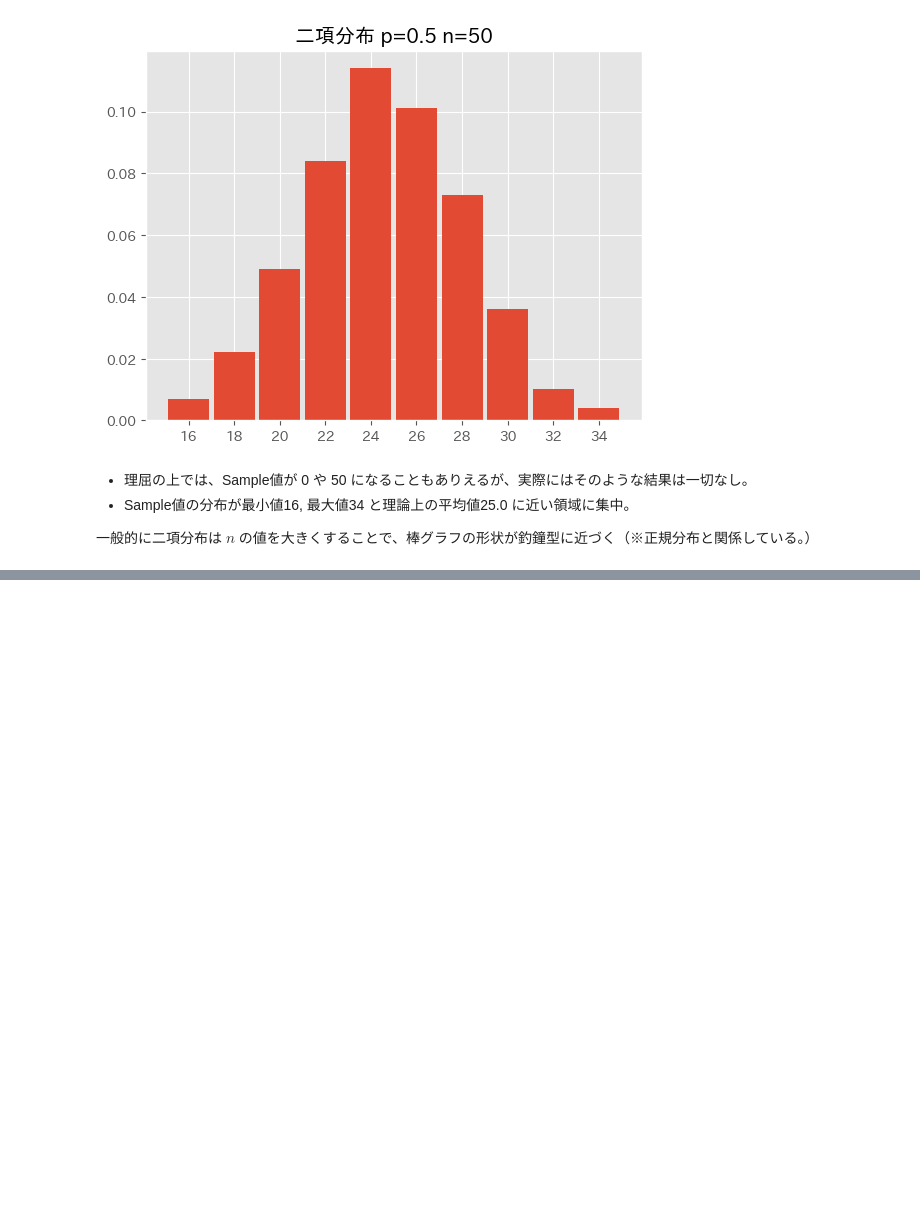
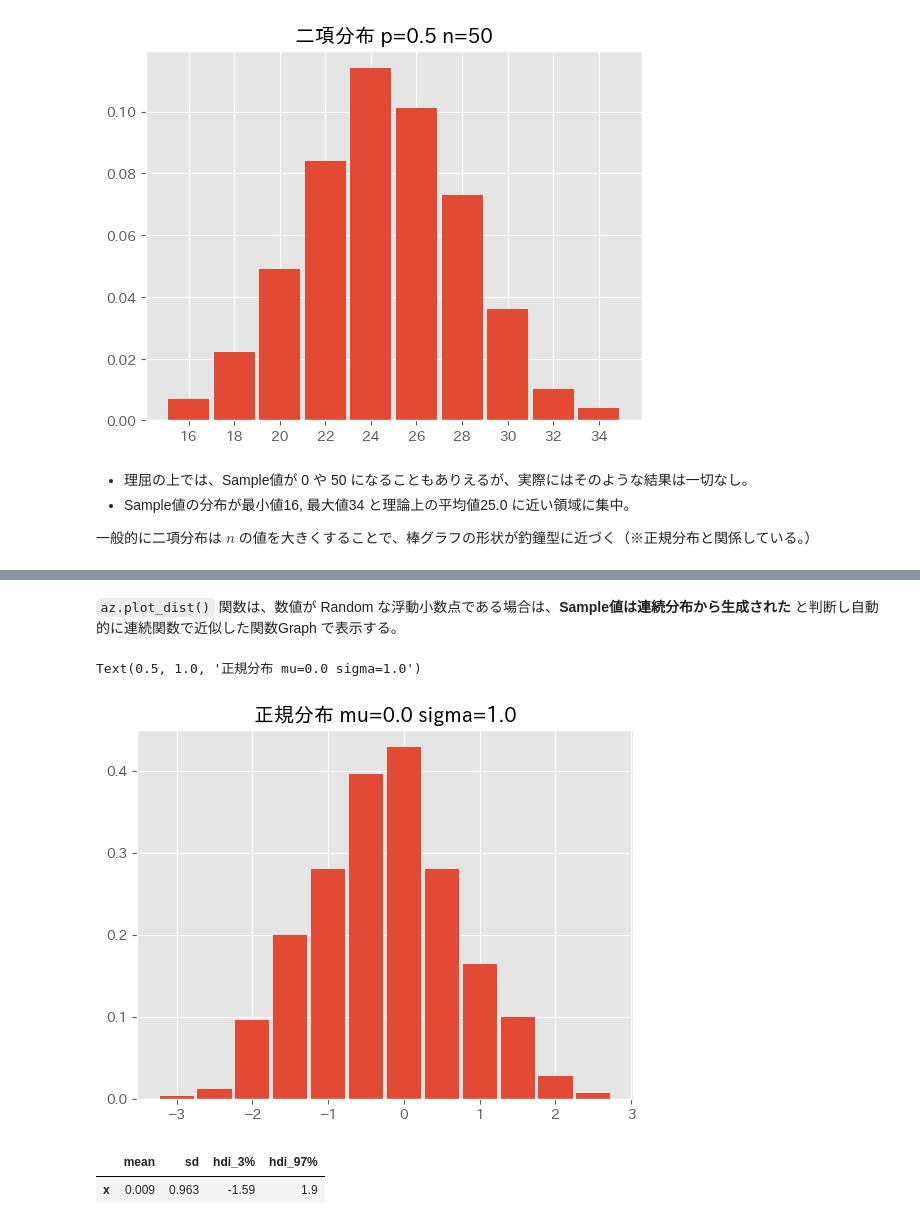
Before and after one commit to 1024xx4/py_bayes_intro, a Jupyter notebook: notebook.ipynb, the cells around one changed output, grey strips where cells are left out. Saved outputs shown, nothing was run; the diff lists cells and outputs as text; code cells hidden in the pictures; blank space fills up the shorter version.

```diff
--- a/notebook.ipynb
+++ b/notebook.ipynb
@@ -379,0 +486,18 @@ Text(0.5, 1.0, '二項分布 p=0.5 n=50')
+# %% [markdown]
+`az.plot_dist()` 関数は、数値が Random な浮動小数点である場合は、**Sample値は連続分布から生成された** と判断し自動的に連続関数で近似した関数Graph で表示する。
+# %%
+# Sampling 結果の Histogram 表示
+bins = np.arange(-3, 3.5, 0.5)
+ax = az.plot_dist(x_samples_norm, kind='hist', hist_kwargs={'bins': bins})
+plt.xticks(np.arange(-3, 4, 1))
+ax.set_title(f'正規分布 mu={mu} sigma={sigma}')
+# %% [output]
+Text(0.5, 1.0, '正規分布 mu=0.0 sigma=1.0')
+[figure, added]
+# %%
+# Sampling結果の統計分析
+summary_norm = az.summary(prior_samples_norm, kind='stats')
+display(summary_norm)
+# %% [output]
+|  | mean | sd | hdi_3% | hdi_97% |
+| x | 0.009 | 0.963 | -1.59 | 1.9 |
```
Also changed, not shown: parts of 13 cells of this notebook.
